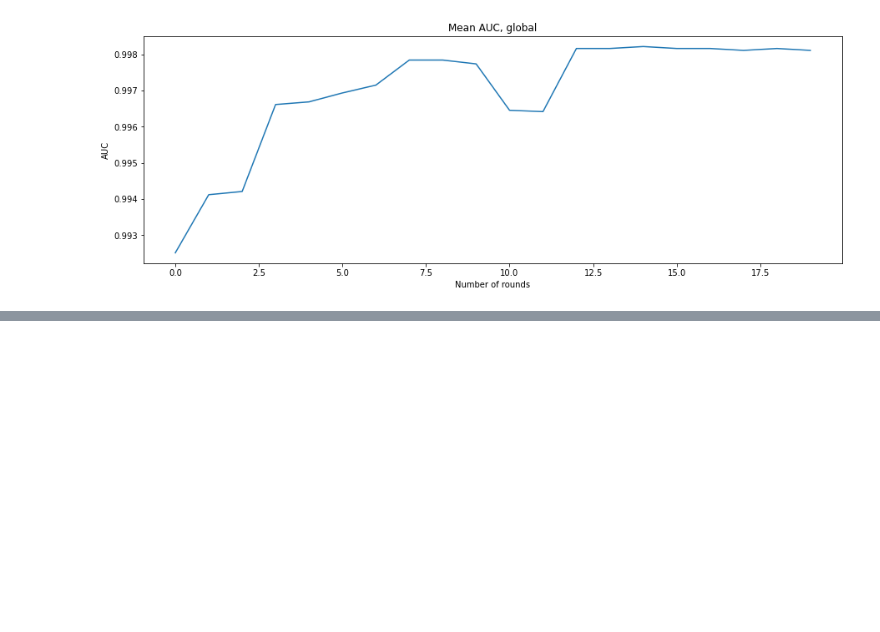
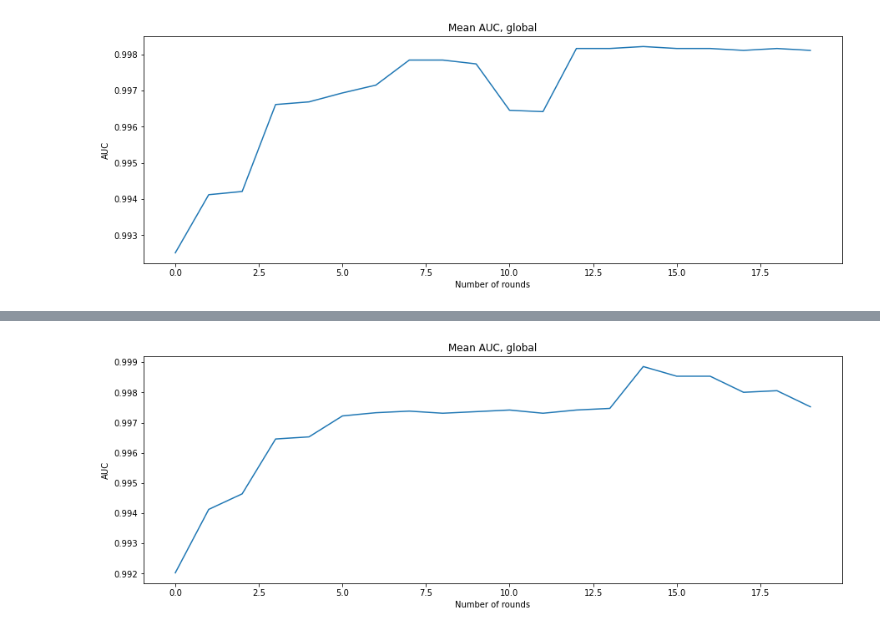
Before and after one commit to linev8k/cxr-fl-privacy, a Jupyter notebook: evaluation_baseline_mendeley.ipynb, the cells around one changed output, grey strips where cells are left out. Saved outputs shown, nothing was run; the diff lists cells and outputs as text; code cells hidden in the pictures; blank space fills up the shorter version.

```diff
--- a/evaluation_baseline_mendeley.ipynb
+++ b/evaluation_baseline_mendeley.ipynb
@@ -318,0 +368,3 @@ plt.show()
+# %%
+path_to_files = 'ignore/resnet_mendeley_bin/resnet_mendeley_imgnet/'
+global_df = pd.read_csv(path_to_files+'global_validation.csv', index_col=None)
@@ -318,0 +391,14 @@ plt.show()
+# %%
+## Binary Classification
+fig = plt.figure(figsize=(15,5))
+
+
+plt.plot(global_df['round'], global_df['val AUC'])
+
+plt.xlabel('Number of rounds')
+plt.ylabel('AUC')
+plt.title('Mean AUC, global')
+
+plt.show()
+# %% [output]
+[figure, added]
```
Also changed, not shown: parts of 9 cells of this notebook.
